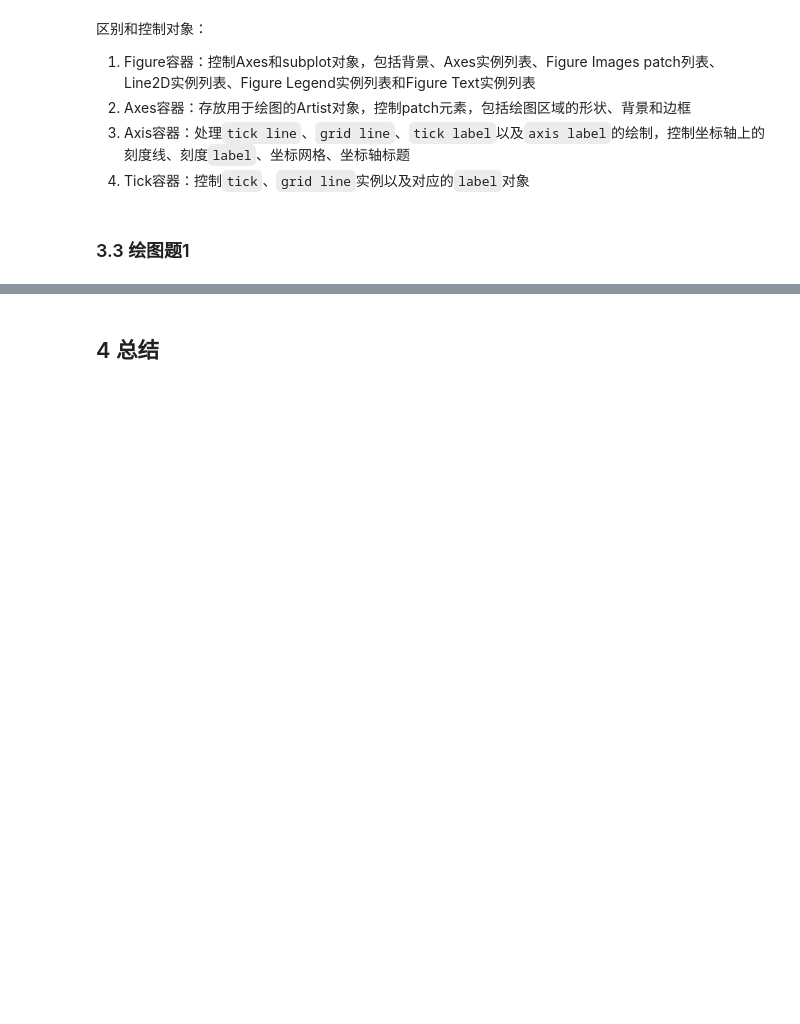
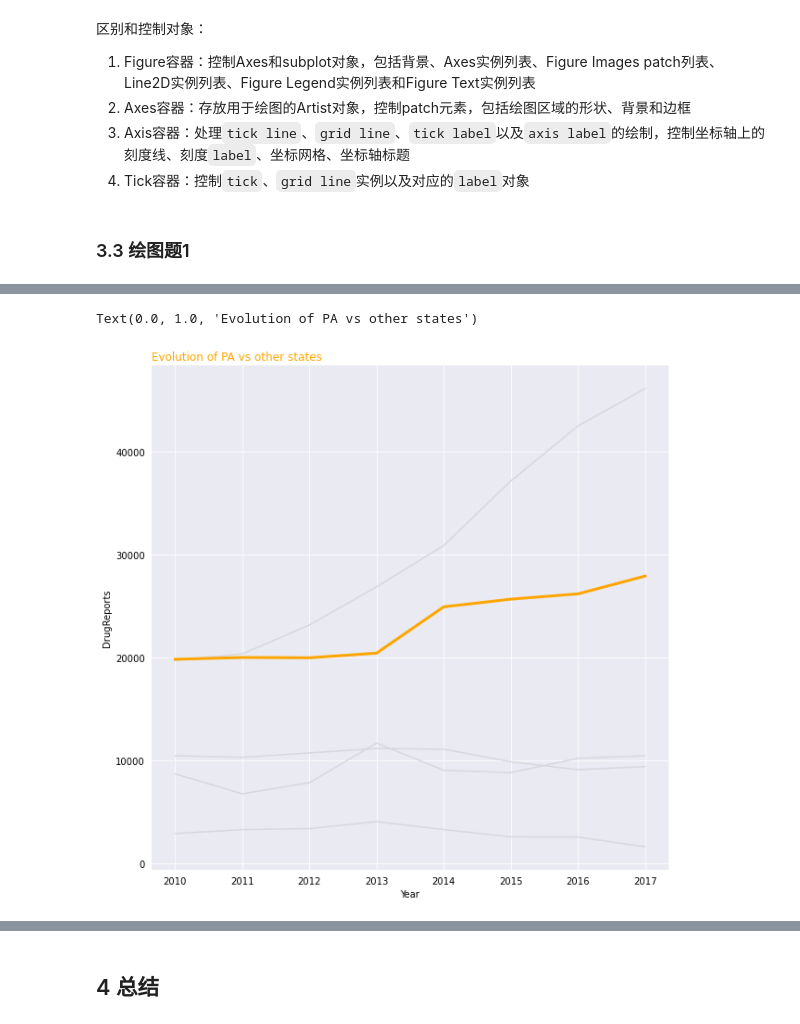
Before and after one commit to Relph1119/my-team-learning, a Jupyter notebook: notebook/matplotlib_learning29/my_homework/task02.ipynb, the cells around one changed output, grey strips where cells are left out. Cells and saved outputs as stored; diff of their text form; code cells hidden in the pictures; blank space fills up the shorter version.

```diff
--- a/notebook/matplotlib_learning29/my_homework/task02.ipynb
+++ b/notebook/matplotlib_learning29/my_homework/task02.ipynb
@@ -297,0 +301,10 @@ primitives 和 container的区别和联系是什么？
+# %%
+# 导入依赖包
+import matplotlib.pyplot as plt
+import numpy as np
+import pandas as pd
+
+# 导入数据集并转成方便作图的格式
+Dataset = pd.read_csv('../data/Drugs.csv')
+group = Dataset.groupby(['YYYY','State']).agg('sum').reset_index()
+df = group.pivot(index='YYYY', columns='State', values='DrugReports').reset_index()
@@ -298,3 +320,38 @@ primitives 和 container的区别和联系是什么？
+# %%
+# 显式创建figure和axes
+fig, ax = plt.subplots(figsize=(10, 10))
+
+# 设置grid中的线颜色为白色
+ax.grid(True, color='white')
+
+# 设置patch
+rect = ax.patch
+rect.set_facecolor('#eaeaf2')
+
+ax.spines['right'].set_visible(False)
+ax.spines['top'].set_visible(False)
+ax.spines['left'].set_visible(False)
+ax.spines['bottom'].set_visible(False)
+
+# 绘制折线图
+ax.plot(df['YYYY'], df['KY'], label='KY', color='#d8d8df')
+ax.plot(df['YYYY'], df['OH'], label='OH', color='#d8d8df')
+ax.plot(df['YYYY'], df['PA'], label='PA', color='orange', lw=3)
+ax.plot(df['YYYY'], df['VA'], label='VA', color='#d8d8df')
+ax.plot(df['YYYY'], df['WV'], label='WV', color='#d8d8df')
+
+# 设置标签
+ax.set_xlabel('Year')
+ax.set_ylabel('DrugReports')
+
+# 设置刻度
+ax.tick_params(tick1On=False)
+
+# 设置标题
+ax.set_title('Evolution of PA vs other states', color='orange', loc='left')
+# %% [output]
+Text(0.0, 1.0, 'Evolution of PA vs other states')
+[figure, added]
 # %% [markdown]
 ### 3.4 绘图题2
 
```
Also changed, not shown: parts of 8 cells of this notebook, 10 other files.
